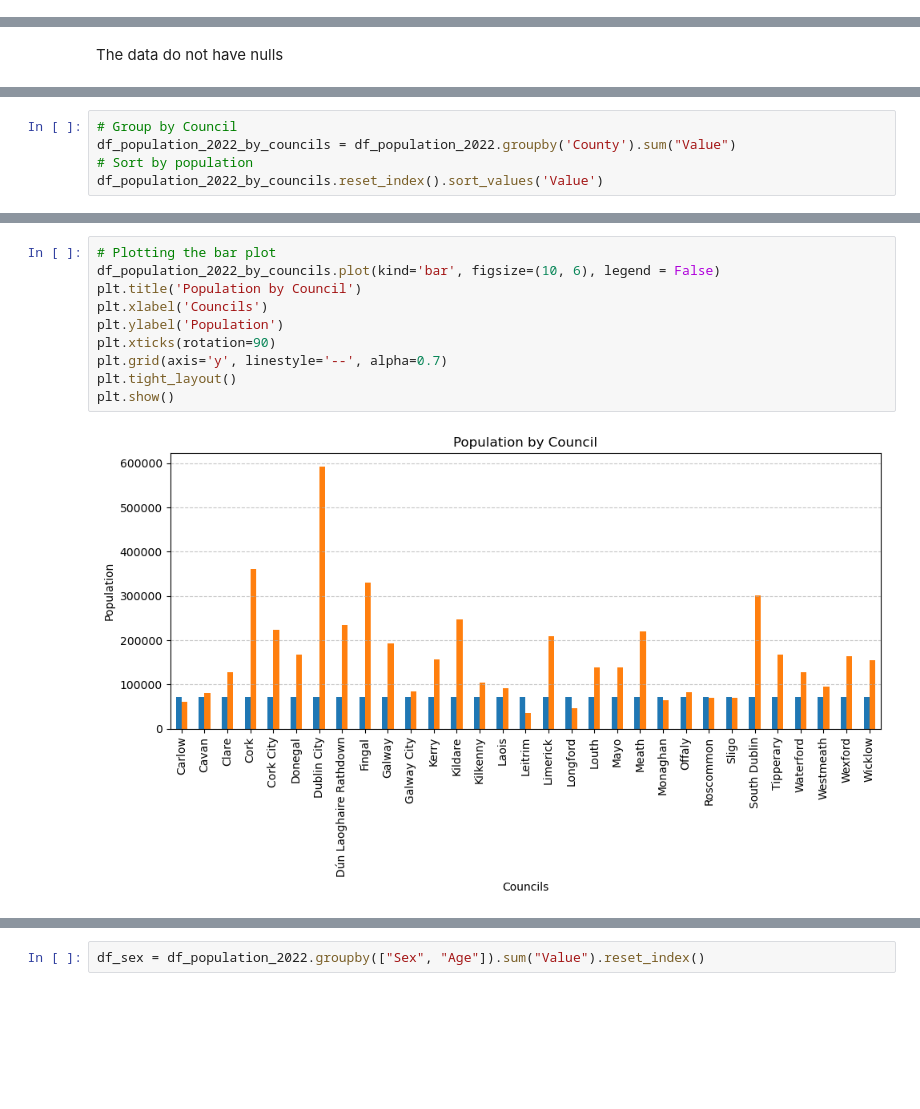
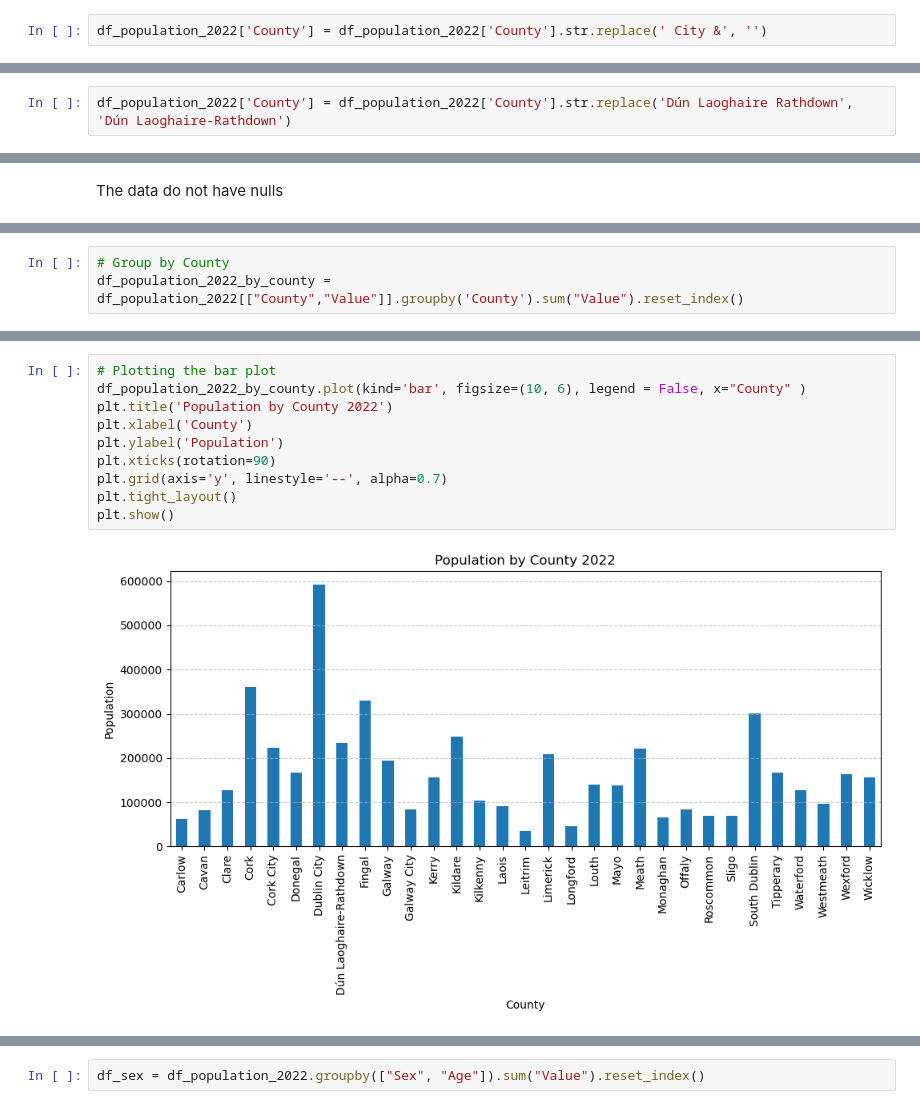
Before and after one commit to zeros2018/population_ireland, a Jupyter notebook: Population Project.ipynb, the cells around one changed output, grey strips where cells are left out. Saved outputs shown, nothing was run; the diff lists cells and outputs as text; blank space fills up the shorter version.

```diff
--- a/Population Project.ipynb
+++ b/Population Project.ipynb
@@ -522,5 +523,9 @@ df_population_2022['County'] = df_population_2022['County'].str.replace(' City &
+# %%
+df_population_2022['County'] = df_population_2022['County'].str.replace(' City &', '')
 # %%
 df_population_2022['County'] = df_population_2022['County'].str.replace('Mayo ', 'Mayo')
+# %%
+df_population_2022['County'] = df_population_2022['County'].str.replace('Dún Laoghaire Rathdown', 'Dún Laoghaire-Rathdown')
 # %%
 df_population_2022['County'].unique()
 # %% [output]
@@ -710,5 +727,3 @@ Outliers
 # %%
-# Group by Council
-df_population_2022_by_councils = df_population_2022.groupby('County').sum("Value")
-# Sort by population
-df_population_2022_by_councils.reset_index().sort_values('Value')
+# Group by County
+df_population_2022_by_county = df_population_2022[["County","Value"]].groupby('County').sum("Value").reset_index()
@@ -733,12 +730,12 @@ df_population_2022_by_councils.reset_index().sort_values('Value')
 # %%
 # Plotting the bar plot
-df_population_2022_by_councils.plot(kind='bar', figsize=(10, 6), legend = False)
-plt.title('Population by Council')
-plt.xlabel('Councils')
+df_population_2022_by_county.plot(kind='bar', figsize=(10, 6), legend = False, x="County" )
+plt.title('Population by County 2022')
+plt.xlabel('County')
 plt.ylabel('Population')
 plt.xticks(rotation=90)
 plt.grid(axis='y', linestyle='--', alpha=0.7)
 plt.tight_layout()
 plt.show()
 # %% [output]
-[figure, old version]
+[figure, new version]
```
Also changed, not shown: parts of 173 cells of this notebook, 1 other file.
